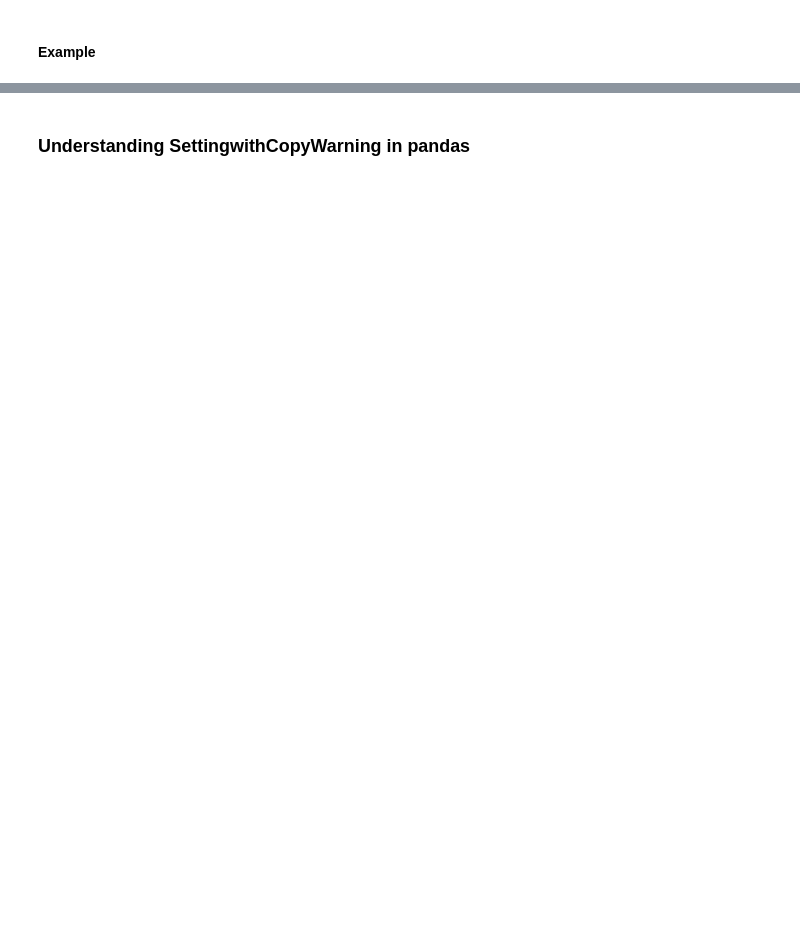
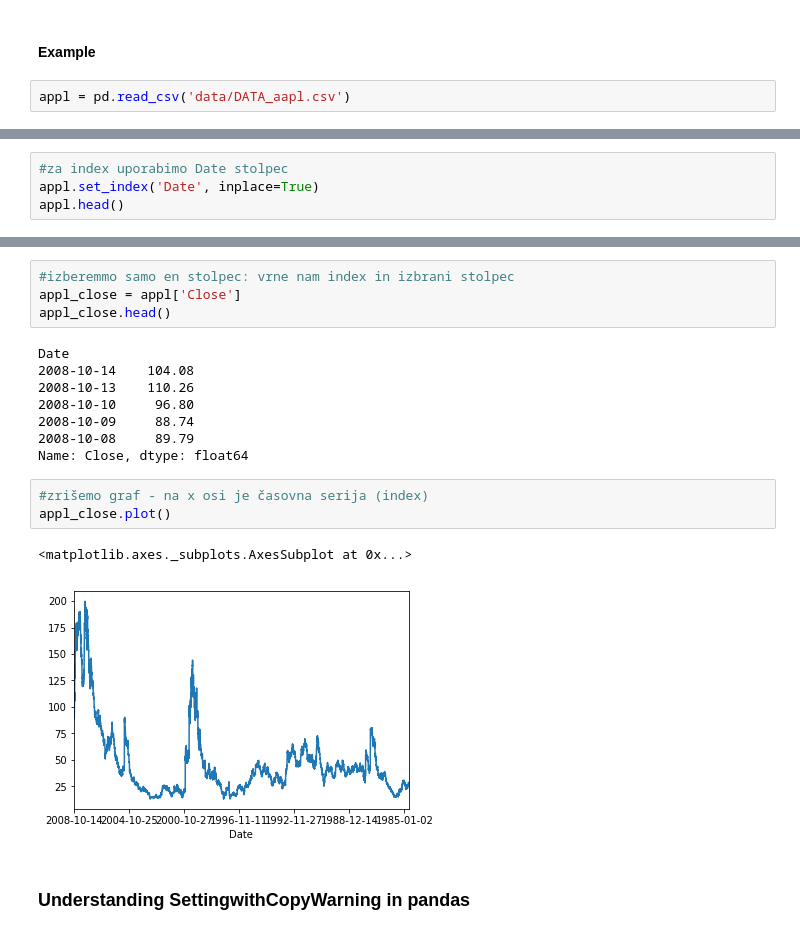
Before and after one commit to mancaprimozic/python-analitika, a Jupyter notebook: teden_03/03_teden_pandas_clean.ipynb, the cells around one changed output, grey strips where cells are left out. Drawn from its saved outputs; the diff is of its cells as text; blank space fills up the shorter version.

```diff
--- a/teden_03/03_teden_pandas_clean.ipynb
+++ b/teden_03/03_teden_pandas_clean.ipynb
@@ -1713,2 +2297,4 @@ dates = pd.to_datetime([datetime(2015, 7, 3), '4th of July, 2015',
 # %% [markdown]
 #### Example
+# %%
+appl = pd.read_csv('data/DATA_aapl.csv')
@@ -1714,0 +2314,4 @@ dates = pd.to_datetime([datetime(2015, 7, 3), '4th of July, 2015',
+# %%
+#za index uporabimo Date stolpec
+appl.set_index('Date', inplace=True)
+appl.head()
@@ -1715,3 +2326,21 @@ dates = pd.to_datetime([datetime(2015, 7, 3), '4th of July, 2015',
+# %%
+#izberemmo samo en stolpec: vrne nam index in izbrani stolpec
+appl_close = appl['Close']
+appl_close.head()
+# %% [output]
+Date
+2008-10-14    104.08
+2008-10-13    110.26
+2008-10-10     96.80
+2008-10-09     88.74
+2008-10-08     89.79
+Name: Close, dtype: float64
+# %%
+#zrišemo graf - na x osi je časovna serija (index)
+appl_close.plot()
+# %% [output]
+<matplotlib.axes._subplots.AxesSubplot at 0x...>
+[figure, added]
 # %% [markdown]
 ### Understanding SettingwithCopyWarning in pandas
 # %% [markdown]
```
Also changed, not shown: parts of 106 cells of this notebook, 16 other files.
